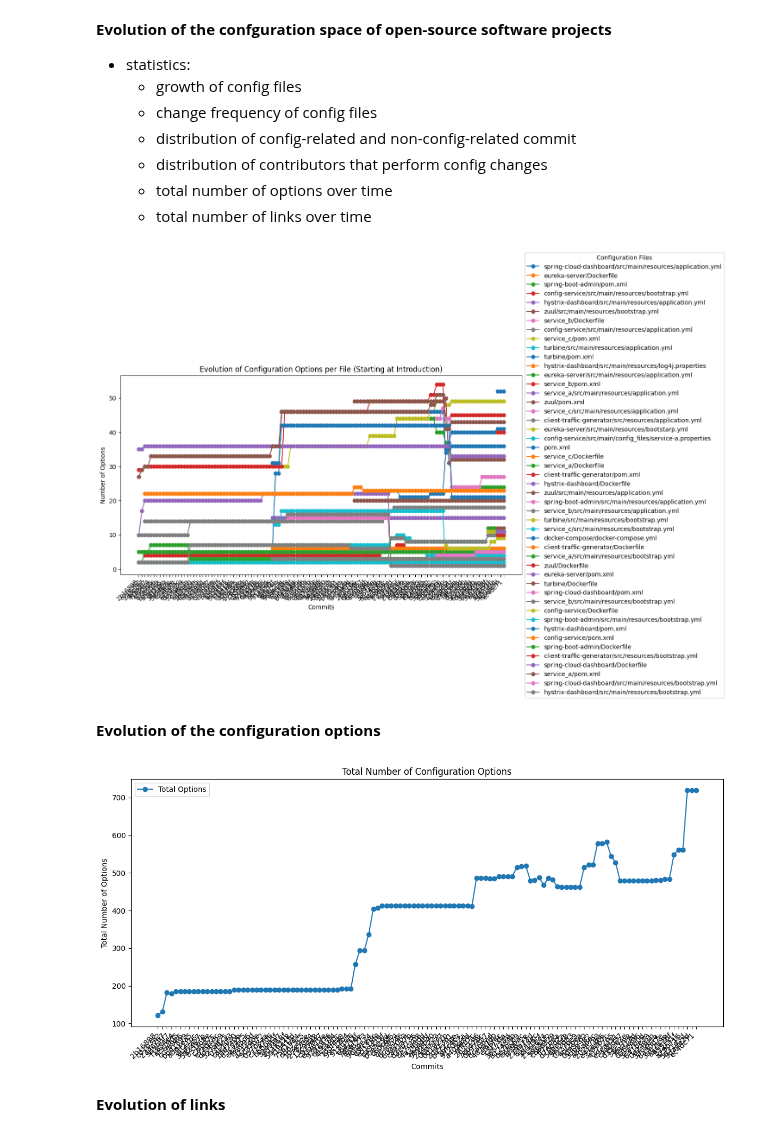
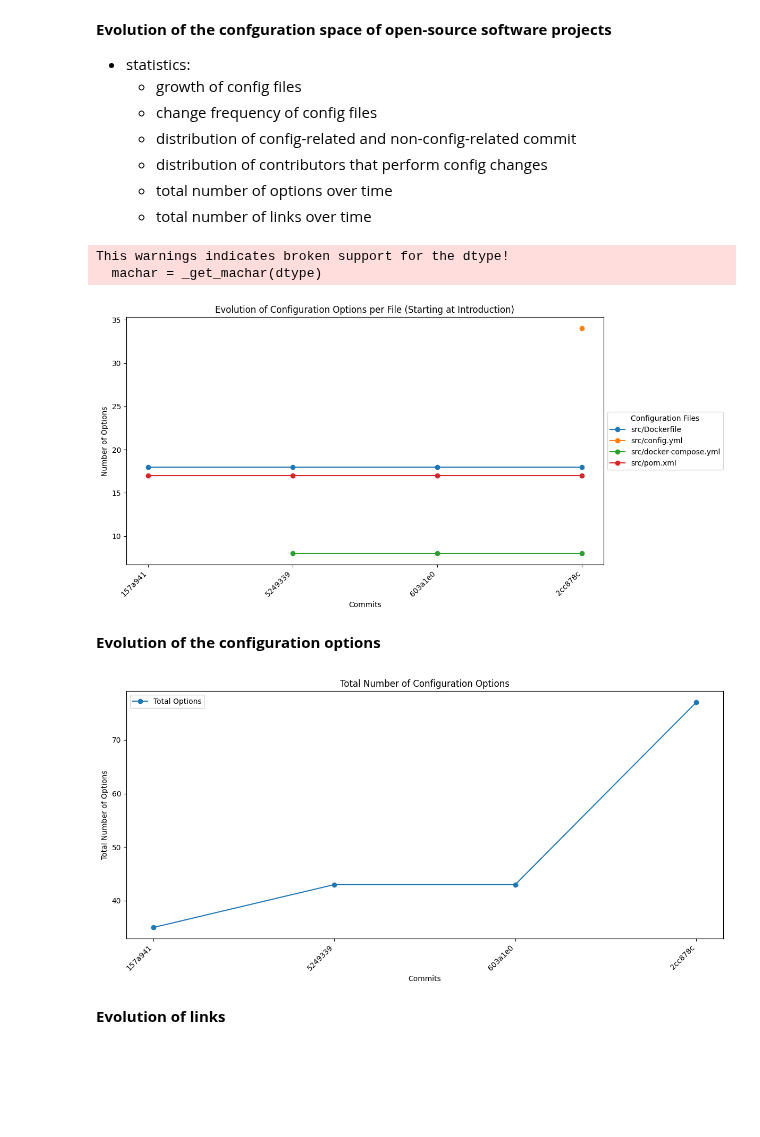
Before and after one commit to simisimon/config-space, a Jupyter notebook: src/analysis.ipynb, the cells around one changed output. Cells and saved outputs as stored; diff of their text form; code cells hidden in the pictures; blank space fills up the shorter version.

Commit message:
Add more test data

```diff
--- a/src/analysis.ipynb
+++ b/src/analysis.ipynb
@@ -201,7 +288,10 @@ Write result into file ../data/analyzed_projects/netflix-oss-example.json
 import matplotlib.pyplot as plt
 import json
 
-with open("../data/analyzed_projects/netflix-oss-example.json", "r", encoding="utf-8") as src:
+# data_file = "../data/analyzed_projects/netflix-oss-example.json"
+data_file = "../data/analyzed_projects/test_project_history.json"
+
+with open(data_file, "r", encoding="utf-8") as src:
     data = json.load(src)
 
 # Extract data for plotting
@@ -226,34 +316,36 @@ file_lines = {file: [None] * len(x_ticks) for file in files}
 
 for file, changes in file_data.items():
     for commit_hash, options in changes:
         index = x_ticks.index(commit_hash)
         file_lines[file][index] = options
 
 # Replace None with previous values for continuity
 for file, options in file_lines.items():
     last_value = None
     for i in range(len(options)):
         if options[i] is None:
             options[i] = last_value
         else:
             last_value = options[i]
 
 shortened_x_ticks = [commit[:7] for commit in x_ticks]
 
 # Re-plot with shortened commit hashes
 plt.figure(figsize=(12, 6))
 for file, options in file_lines.items():
     plt.plot(shortened_x_ticks, options, marker="o", label=file)
 
 plt.xlabel("Commits")
 plt.ylabel("Number of Options")
 plt.title("Evolution of Configuration Options per File (Starting at Introduction)")
 plt.xticks(rotation=45, ha="right")
 plt.legend(title="Configuration Files", loc="center left", bbox_to_anchor=(1, 0.5))
 plt.tight_layout()
 plt.show()
 # %% [output]
+This warnings indicates broken support for the dtype!
+  machar = _get_machar(dtype)
-[figure, old version]
+[figure, new version]
 # %% [markdown]
 **Evolution of the configuration options**
 # %%
@@ -304,7 +396,7 @@ plt.legend()
 plt.tight_layout()
 plt.show()
 # %% [output]
-[figure, old version]
+[figure, new version]
 # %% [markdown]
 **Evolution of links**
 # %%
```
Also changed, not shown: parts of 5 cells of this notebook, 9 other files.
